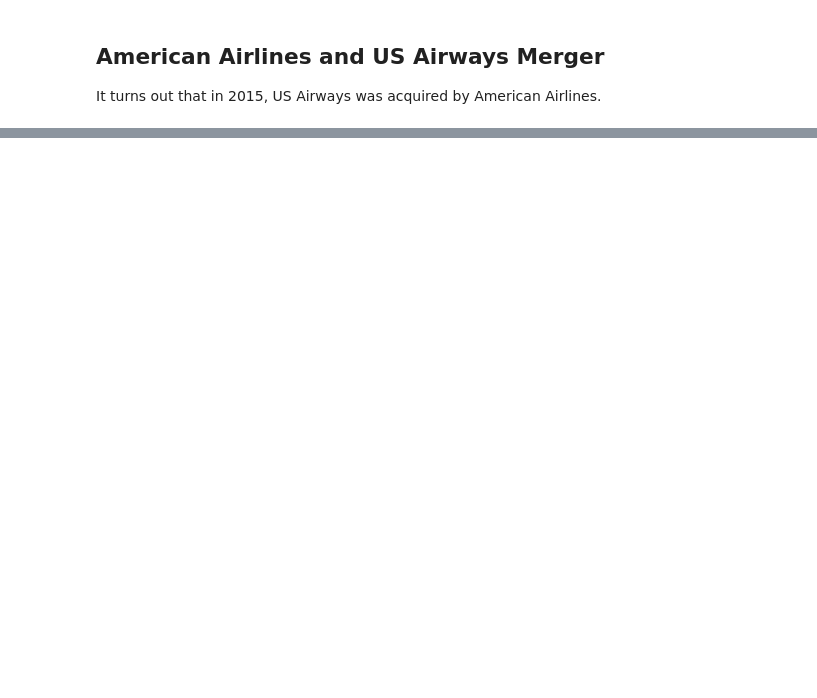
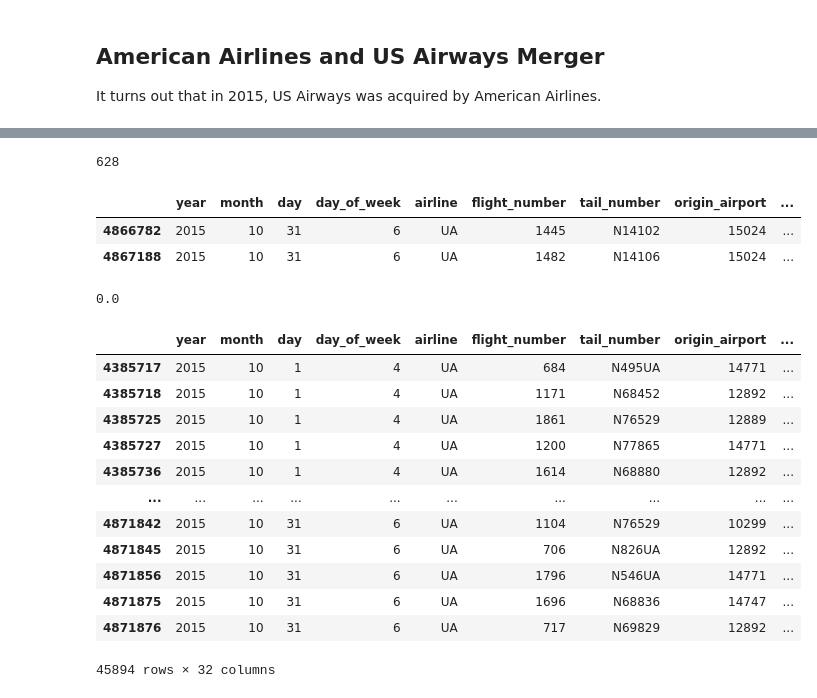
Before and after one commit to cmd-master/airline, a Jupyter notebook: Airline Delays.ipynb, the cells around one changed output, grey strips where cells are left out. Drawn from its saved outputs; the diff is of its cells as text; code cells hidden in the pictures; blank space fills up the shorter version.

```diff
--- a/Airline Delays.ipynb
+++ b/Airline Delays.ipynb
@@ -89,0 +134,30 @@ sns.lineplot(data=g, x='date', y='tail_number', hue='airline', palette='Set1');
+# %%
+samp['tail_number'].nunique()
+# %% [output]
+628
+# %%
+samp.loc[samp['origin_airport']=='15024']
+# %% [output]
+|  | year | month | day | day_of_week | airline | flight_number | tail_number | origin_airport | ... |
+| 4866782 | 2015 | 10 | 31 | 6 | UA | 1445 | N14102 | 15024 | ... |
+| 4867188 | 2015 | 10 | 31 | 6 | UA | 1482 | N14106 | 15024 | ... |
+# %%
+samp['origin_airport'].apply(lambda x: x in ref['IATA_CODE'].to_list()).mean()
+# %% [output]
+0.0
+# %%
+samp.loc[~samp['origin_airport'].isin(ref['IATA_CODE'].to_list())]
+# %% [output]
+|  | year | month | day | day_of_week | airline | flight_number | tail_number | origin_airport | ... |
+| 4385717 | 2015 | 10 | 1 | 4 | UA | 684 | N495UA | 14771 | ... |
+| 4385718 | 2015 | 10 | 1 | 4 | UA | 1171 | N68452 | 12892 | ... |
+| 4385725 | 2015 | 10 | 1 | 4 | UA | 1861 | N76529 | 12889 | ... |
+| 4385727 | 2015 | 10 | 1 | 4 | UA | 1200 | N77865 | 14771 | ... |
+| 4385736 | 2015 | 10 | 1 | 4 | UA | 1614 | N68880 | 12892 | ... |
+| ... | ... | ... | ... | ... | ... | ... | ... | ... | ... |
+| 4871842 | 2015 | 10 | 31 | 6 | UA | 1104 | N76529 | 10299 | ... |
+| 4871845 | 2015 | 10 | 31 | 6 | UA | 706 | N826UA | 12892 | ... |
+| 4871856 | 2015 | 10 | 31 | 6 | UA | 1796 | N546UA | 14771 | ... |
+| 4871875 | 2015 | 10 | 31 | 6 | UA | 1696 | N68836 | 14747 | ... |
+| 4871876 | 2015 | 10 | 31 | 6 | UA | 717 | N69829 | 12892 | ... |
+45894 rows × 32 columns
```
Also changed, not shown: parts of 18 cells of this notebook.
